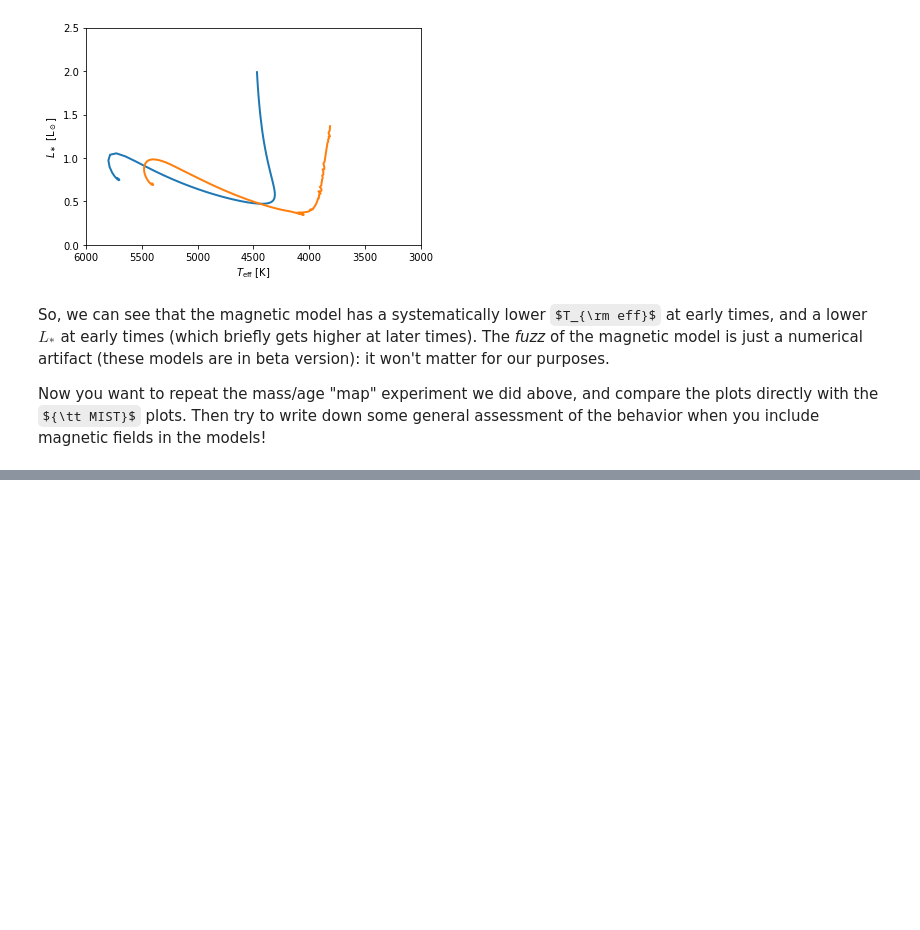
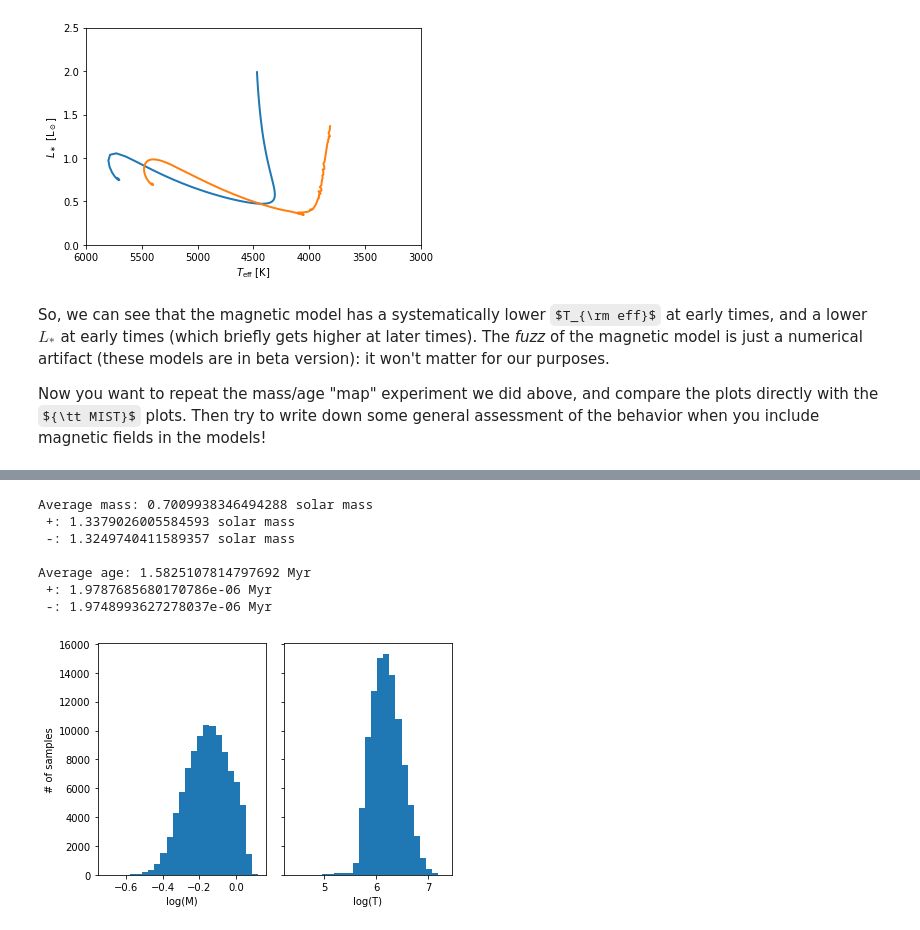
Before and after one commit to seanandrews/dyn-masses, a Jupyter notebook: notebooks/Justin's Notes/The HR Diagram.ipynb, the cells around one changed output, grey strips where cells are left out. Cells and saved outputs as stored; diff of their text form; code cells hidden in the pictures; some formulas as TeX source; blank space fills up the shorter version.

Commit message:
mass and age MIST pdfs

```diff
--- a/notebooks/Justin's Notes/The HR Diagram.ipynb
+++ b/notebooks/Justin's Notes/The HR Diagram.ipynb
@@ -654,0 +686,39 @@ f16_mass_plot()
+# %%
+randpoints = np.column_stack((randteff, randlum))
+
+values_M = logM_MIST
+
+# perform the interpolation at the (Teff, Lstar) of interest
+randmass_est = griddata(points_MIST, values_M, randpoints, method='linear')
+
+# repeat for the ages
+values_t = logt_MIST
+randage_est = griddata(points_MIST, values_t, randpoints, method='linear')
+
+fig, axs = plt.subplots(1, 2, sharey=True, tight_layout=True)
+axs[0].hist(randmass_est, bins=n_bins)
+axs[0].set_xlabel('log(M)')
+axs[0].set_ylabel('# of samples')
+axs[1].hist(randage_est, bins=n_bins)
+axs[1].set_xlabel('log(T)')
+
+massmean = np.mean(randmass_est)
+massup = np.percentile(randmass_est, 84)- massmean
+masslow = massmean - np.percentile(randmass_est, 16)
+
+print('Average mass: %s solar mass \n +: %s solar mass \n -: %s solar mass \n' % (10**massmean, 10**massup, 10**masslow))
+
+lummean = np.mean(randage_est)
+lumup = np.percentile(randage_est, 84) - lummean
+lumlow = lummean - np.percentile(randage_est, 16)
+
+print('Average age: %s Myr \n +: %s Myr \n -: %s Myr \n' % (10**lummean/1e6, 10**lumup/1e6, 10**lumlow/1e6))
+# %% [output]
+Average mass: 0.7009938346494288 solar mass
+ +: 1.3379026005584593 solar mass
+ -: 1.3249740411589357 solar mass
+
+Average age: 1.5825107814797692 Myr
+ +: 1.9787685680170786e-06 Myr
+ -: 1.9748993627278037e-06 Myr
+[figure, added]
```
Also changed, not shown: parts of 9 cells of this notebook, 2 other files.
